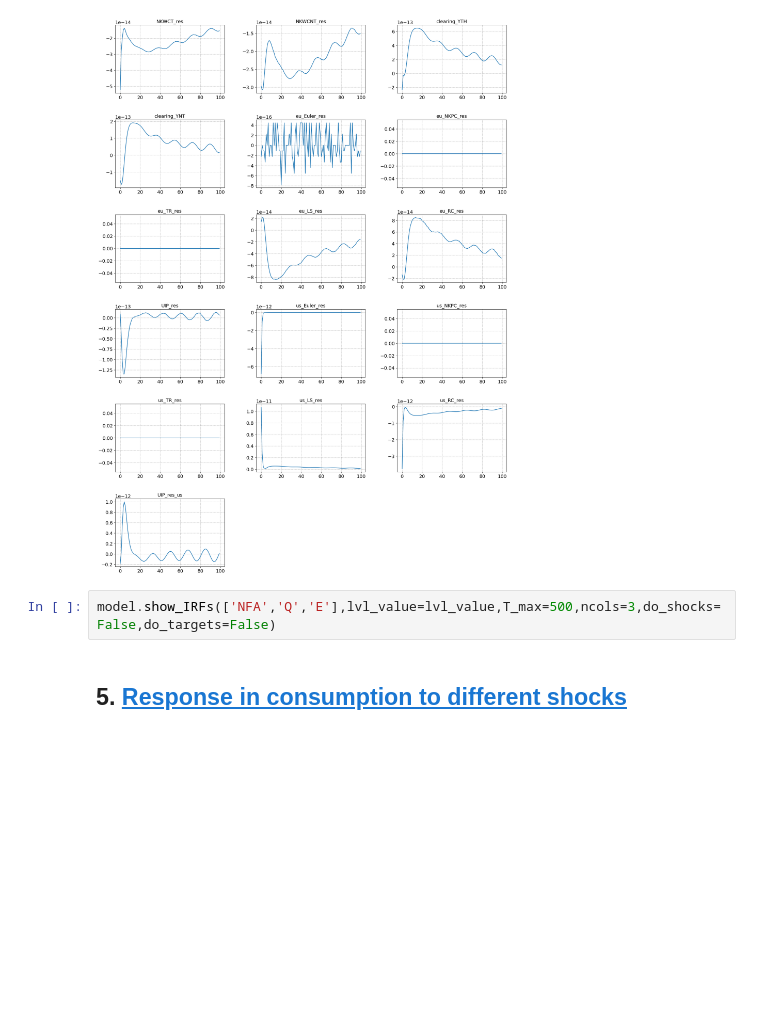
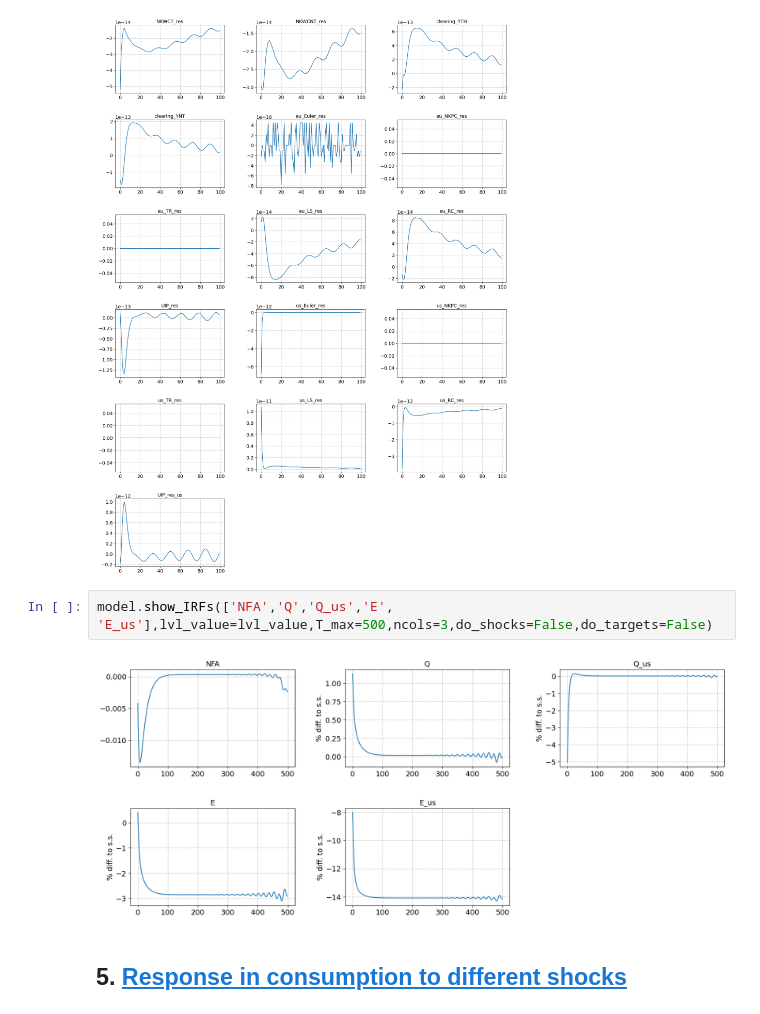
Before and after one commit to AndreaNoergaardAndersen/Master-Thesis, a Jupyter notebook: I-HANK - EU and US/IHANK.ipynb, the cells around one changed output. Drawn from its saved outputs; the diff is of its cells as text; blank space fills up the shorter version.

Commit message:
graphs

```diff
--- a/I-HANK - EU and US/IHANK.ipynb
+++ b/I-HANK - EU and US/IHANK.ipynb
@@ -247,7 +247,9 @@ model.show_IRFs(paths,lvl_value=lvl_value,T_max=100,ncols=3, filename=os.path.jo
 ### tagets ###
 [figure]
 # %%
-model.show_IRFs(['NFA','Q','E'],lvl_value=lvl_value,T_max=500,ncols=3,do_shocks=False,do_targets=False)
+model.show_IRFs(['NFA','Q','Q_us','E', 'E_us'],lvl_value=lvl_value,T_max=500,ncols=3,do_shocks=False,do_targets=False)
+# %% [output]
+[figure, added]
 # %% [markdown]
 ## 5. <a id='toc5_'></a>[Response in consumption to different shocks](#toc0_)
 # %% [markdown]
```
Also changed, not shown: 2 other files.
